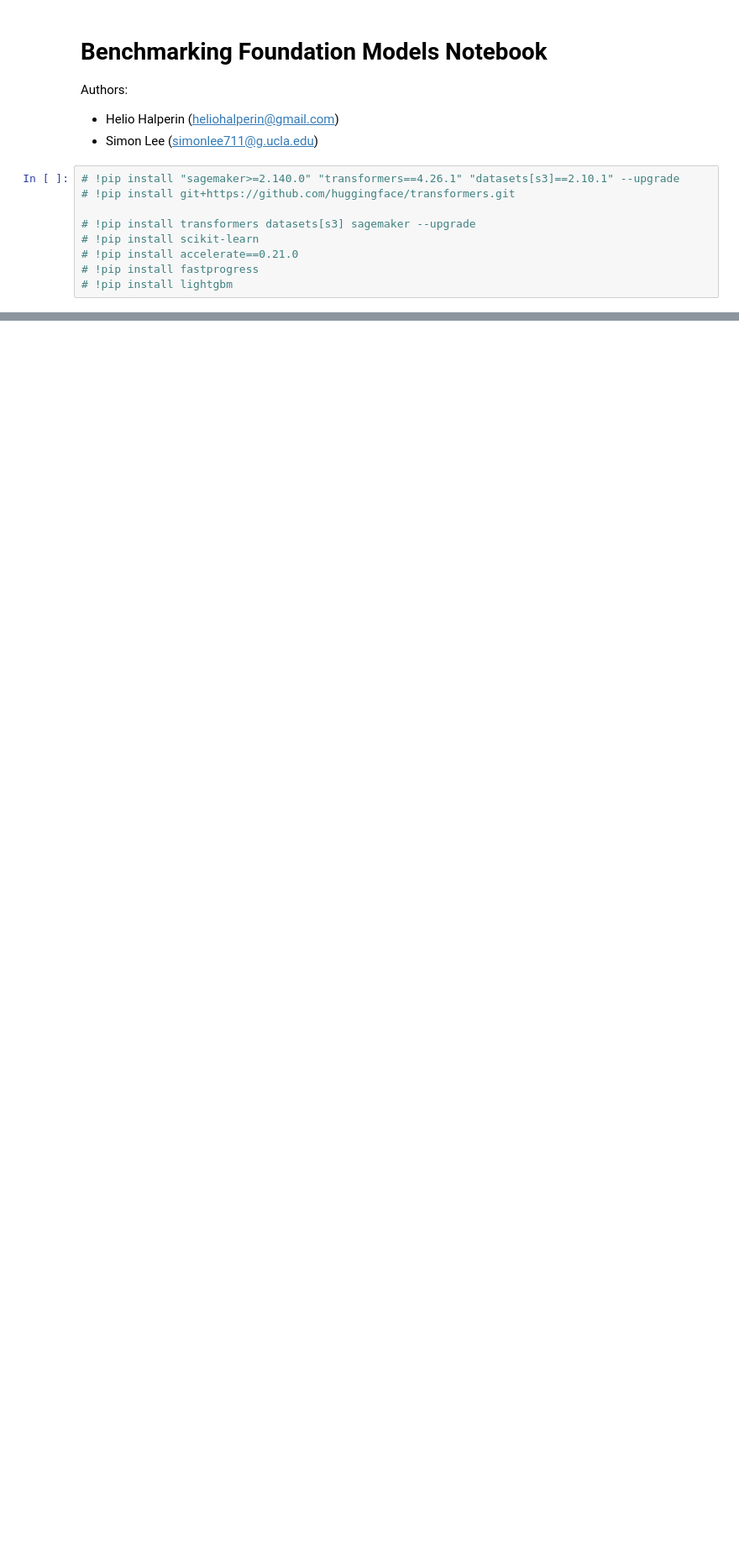
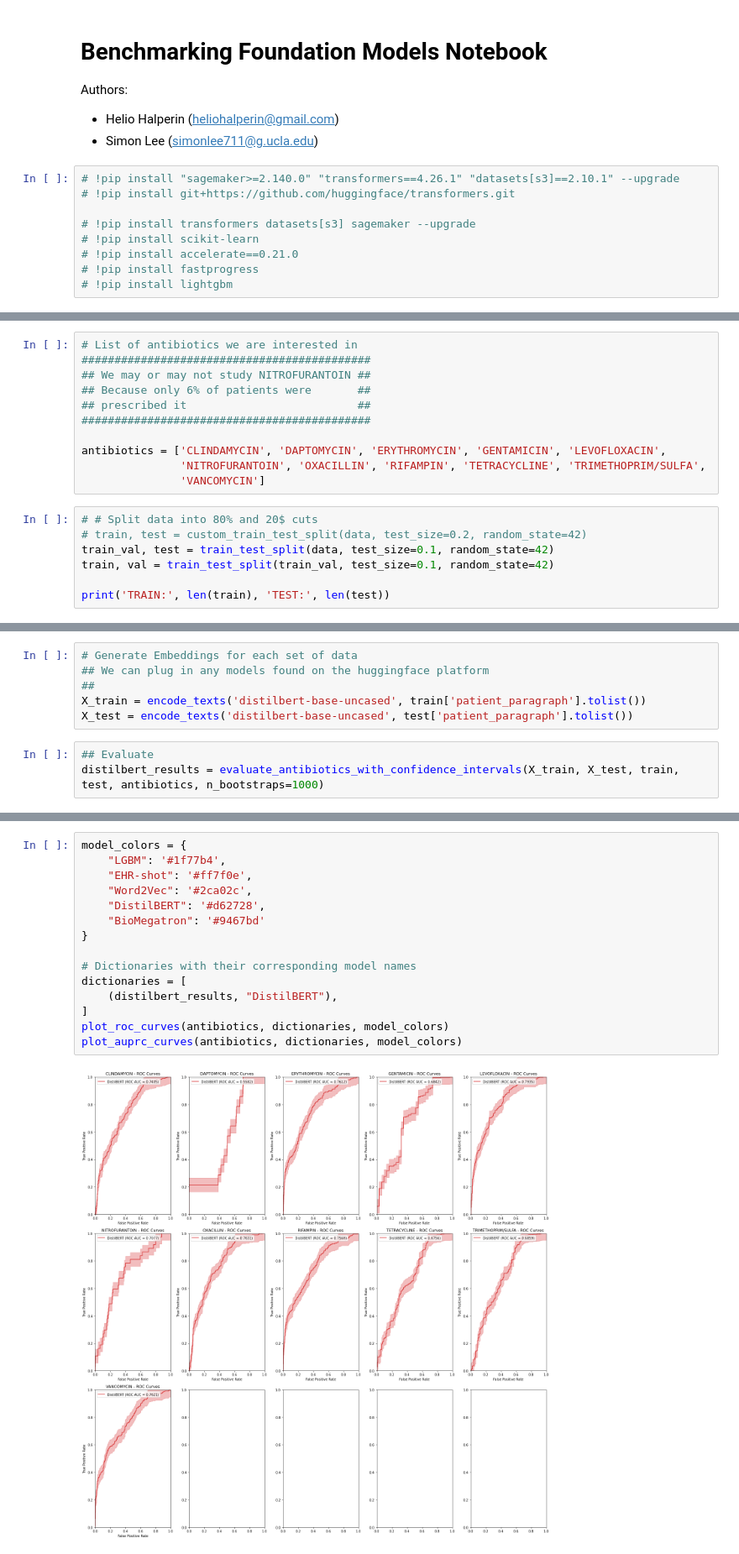
Before and after one commit to Simonlee711/antibiotics-fm-benchmark, a Jupyter notebook: benchmark.ipynb, the cells around one changed output, grey strips where cells are left out. Shown at 84% size. Saved outputs shown, nothing was run; the diff lists cells and outputs as text; blank space fills up the shorter version.

```diff
--- a/benchmark.ipynb
+++ b/benchmark.ipynb
@@ -15,0 +75,18 @@ Authors:
+# %%
+# List of antibiotics we are interested in
+############################################
+## We may or may not study NITROFURANTOIN ##
+## Because only 6% of patients were       ##
+## prescribed it                          ##
+############################################
+
+antibiotics = ['CLINDAMYCIN', 'DAPTOMYCIN', 'ERYTHROMYCIN', 'GENTAMICIN', 'LEVOFLOXACIN',
+               'NITROFURANTOIN', 'OXACILLIN', 'RIFAMPIN', 'TETRACYCLINE', 'TRIMETHOPRIM/SULFA',
+               'VANCOMYCIN']
+# %%
+# # Split data into 80% and 20$ cuts
+# train, test = custom_train_test_split(data, test_size=0.2, random_state=42)
+train_val, test = train_test_split(data, test_size=0.1, random_state=42)
+train, val = train_test_split(train_val, test_size=0.1, random_state=42)
+
+print('TRAIN:', len(train), 'TEST:', len(test))
@@ -15,0 +95,9 @@ Authors:
+# %%
+# Generate Embeddings for each set of data
+## We can plug in any models found on the huggingface platform
+##
+X_train = encode_texts('distilbert-base-uncased', train['patient_paragraph'].tolist())
+X_test = encode_texts('distilbert-base-uncased', test['patient_paragraph'].tolist())
+# %%
+## Evaluate
+distilbert_results = evaluate_antibiotics_with_confidence_intervals(X_train, X_test, train, test, antibiotics, n_bootstraps=1000)
@@ -15,0 +212,17 @@ Authors:
+# %%
+model_colors = {
+    "LGBM": '#1f77b4',
+    "EHR-shot": '#ff7f0e',
+    "Word2Vec": '#2ca02c',
+    "DistilBERT": '#d62728',
+    "BioMegatron": '#9467bd'
+}
+
+# Dictionaries with their corresponding model names
+dictionaries = [
+    (distilbert_results, "DistilBERT"),
+]
+plot_roc_curves(antibiotics, dictionaries, model_colors)
+plot_auprc_curves(antibiotics, dictionaries, model_colors)
+# %% [output]
+[figure, added]
```
Also changed, not shown: parts of 7 cells of this notebook, 4 other files.
